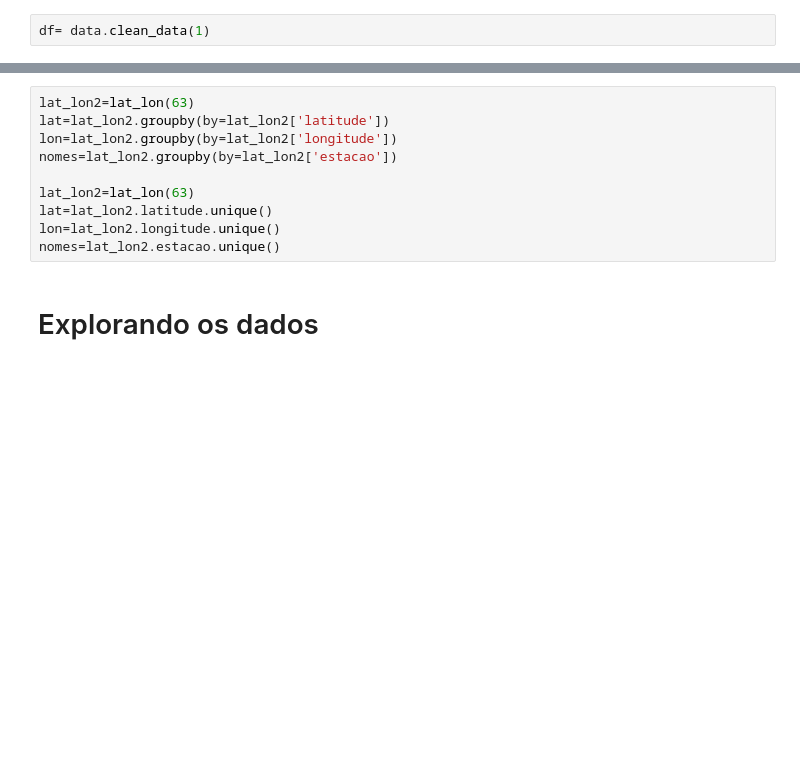
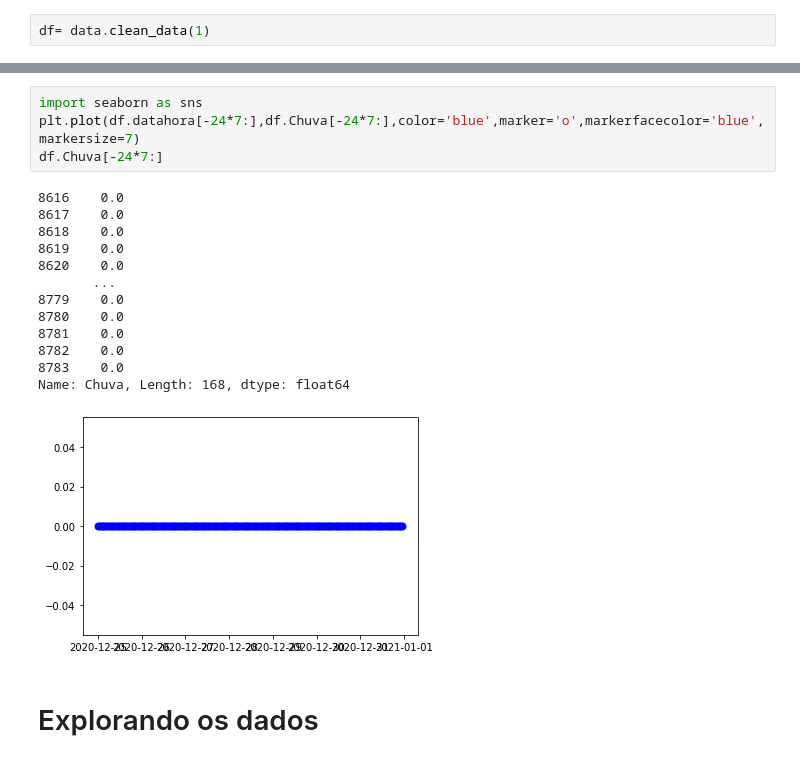
Before and after one commit to thamirisbrandao/rain-prediction-machine, a Jupyter notebook: notebooks/thamiris_feat_exp_3-Copy1.ipynb, the cells around one changed output, grey strips where cells are left out. Cells and saved outputs as stored; diff of their text form; blank space fills up the shorter version.

```diff
--- a/notebooks/thamiris_feat_exp_3-Copy1.ipynb
+++ b/notebooks/thamiris_feat_exp_3-Copy1.ipynb
@@ -109,13 +109,21 @@ plot_line(df.datahora,df.Temp_min,df.Temp_max)
 # %%
-lat_lon2=lat_lon(63)
-lat=lat_lon2.groupby(by=lat_lon2['latitude'])
-lon=lat_lon2.groupby(by=lat_lon2['longitude'])
-nomes=lat_lon2.groupby(by=lat_lon2['estacao'])
-
-lat_lon2=lat_lon(63)
-lat=lat_lon2.latitude.unique()
-lon=lat_lon2.longitude.unique()
-nomes=lat_lon2.estacao.unique()
+import seaborn as sns
+plt.plot(df.datahora[-24*7:],df.Chuva[-24*7:],color='blue',marker='o',markerfacecolor='blue',markersize=7)
+df.Chuva[-24*7:]
+# %% [output]
+8616    0.0
+8617    0.0
+8618    0.0
+8619    0.0
+8620    0.0
+       ...
+8779    0.0
+8780    0.0
+8781    0.0
+8782    0.0
+8783    0.0
+Name: Chuva, Length: 168, dtype: float64
+[figure, added]
 # %% [markdown]
 # Explorando os dados
 # %% [markdown]
```
Also changed, not shown: parts of 6 cells of this notebook, 1 other file.
